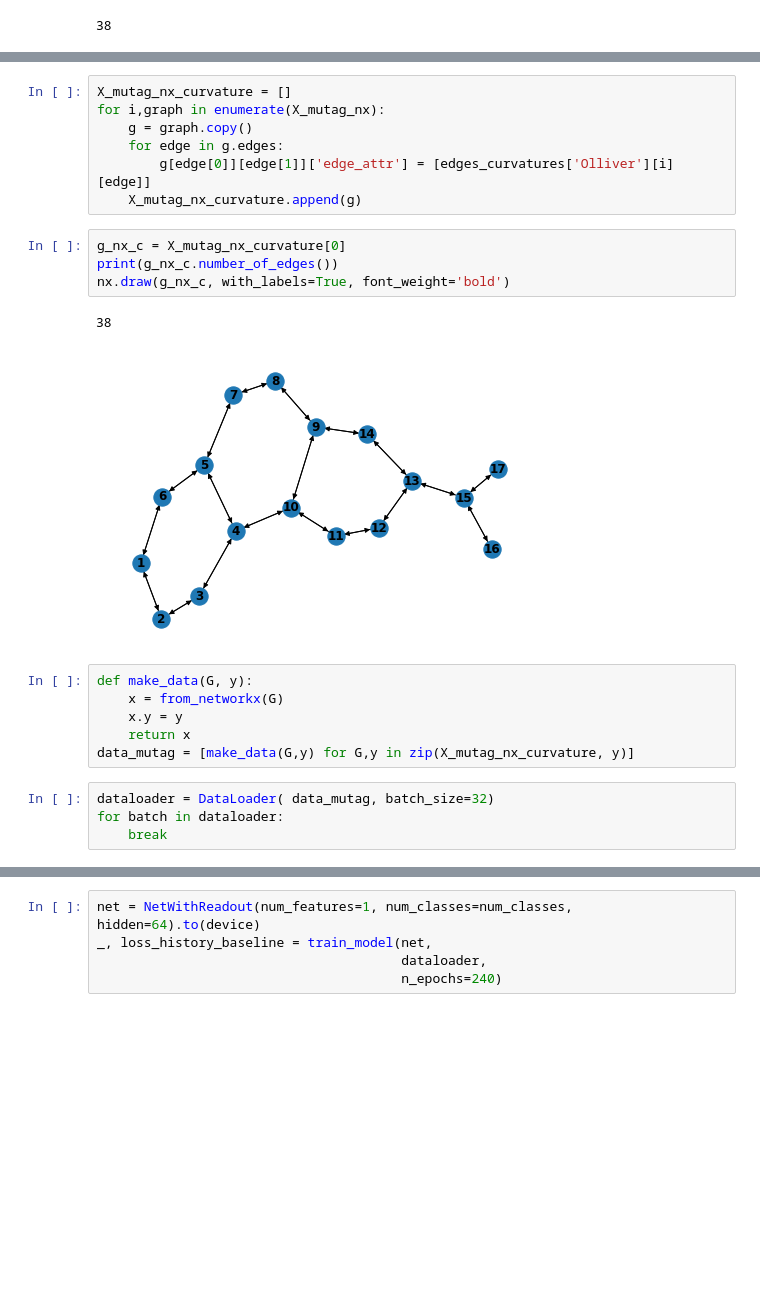
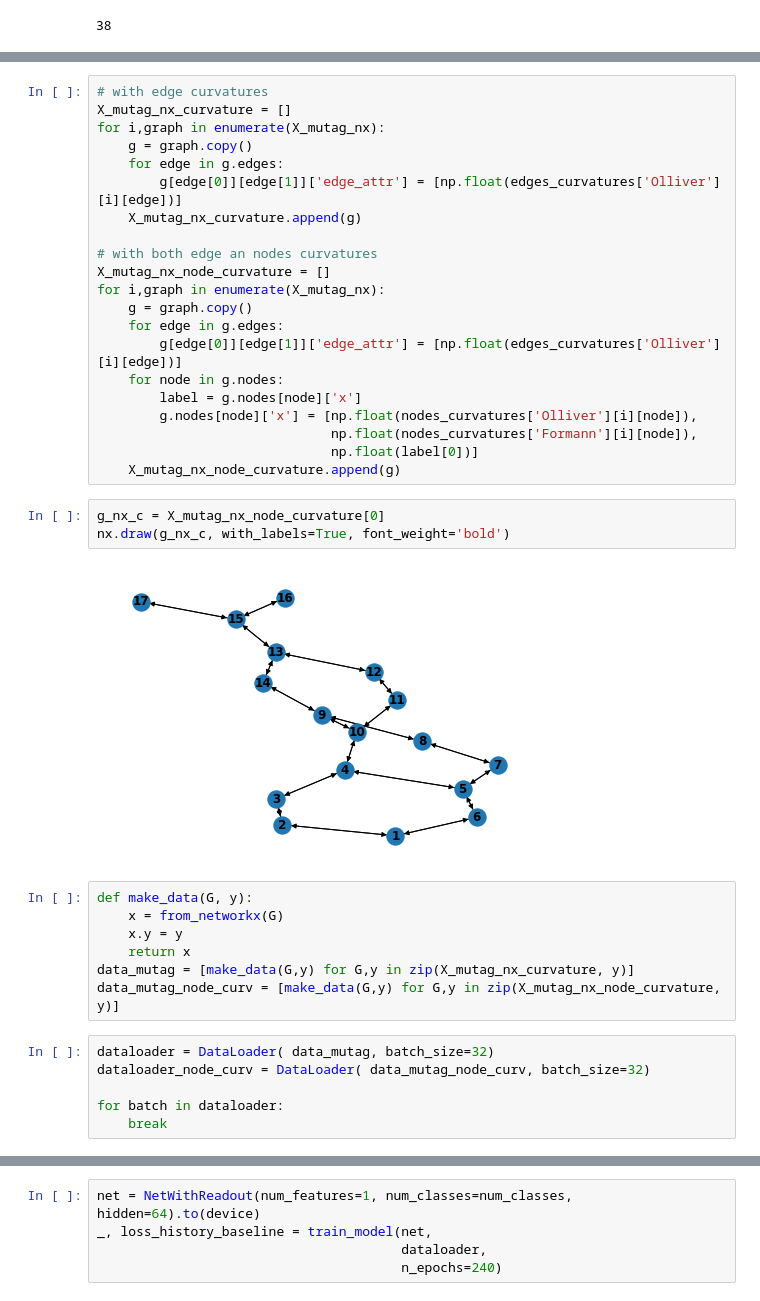
Before and after one commit to blufzzz/Discrete-Curvature-Graph-Classification, a Jupyter notebook: graph_classification.ipynb, the cells around one changed output, grey strips where cells are left out. Saved outputs shown, nothing was run; the diff lists cells and outputs as text; blank space fills up the shorter version.

Commit message:
Debugged curvature computation

```diff
--- a/graph_classification.ipynb
+++ b/graph_classification.ipynb
@@ -379,24 +363,39 @@ plt.show()
-# %%
-X_mutag_nx_curvature = []
-for i,graph in enumerate(X_mutag_nx):
-    g = graph.copy()
-    for edge in g.edges:
-        g[edge[0]][edge[1]]['edge_attr'] = [edges_curvatures['Olliver'][i][edge]]
-    X_mutag_nx_curvature.append(g)
+# %%
+# with edge curvatures
+X_mutag_nx_curvature = []
+for i,graph in enumerate(X_mutag_nx):
+    g = graph.copy()
+    for edge in g.edges:
+        g[edge[0]][edge[1]]['edge_attr'] = [np.float(edges_curvatures['Olliver'][i][edge])]
+    X_mutag_nx_curvature.append(g)
+
+# with both edge an nodes curvatures
+X_mutag_nx_node_curvature = []
+for i,graph in enumerate(X_mutag_nx):
+    g = graph.copy()
+    for edge in g.edges:
+        g[edge[0]][edge[1]]['edge_attr'] = [np.float(edges_curvatures['Olliver'][i][edge])]
+    for node in g.nodes:
+        label = g.nodes[node]['x']
+        g.nodes[node]['x'] = [np.float(nodes_curvatures['Olliver'][i][node]),
+                              np.float(nodes_curvatures['Formann'][i][node]),
+                              np.float(label[0])]
+    X_mutag_nx_node_curvature.append(g)
 # %%
-g_nx_c = X_mutag_nx_curvature[0]
-print(g_nx_c.number_of_edges())
+g_nx_c = X_mutag_nx_node_curvature[0]
 nx.draw(g_nx_c, with_labels=True, font_weight='bold')
 # %% [output]
-38
-[figure, old version]
+[figure, new version]
 # %%
 def make_data(G, y):
     x = from_networkx(G)
     x.y = y
     return x
 data_mutag = [make_data(G,y) for G,y in zip(X_mutag_nx_curvature, y)]
+data_mutag_node_curv = [make_data(G,y) for G,y in zip(X_mutag_nx_node_curvature, y)]
 # %%
 dataloader = DataLoader( data_mutag, batch_size=32)
+dataloader_node_curv = DataLoader( data_mutag_node_curv, batch_size=32)
+
 for batch in dataloader:
     break
```
Also changed, not shown: parts of 9 cells of this notebook.
